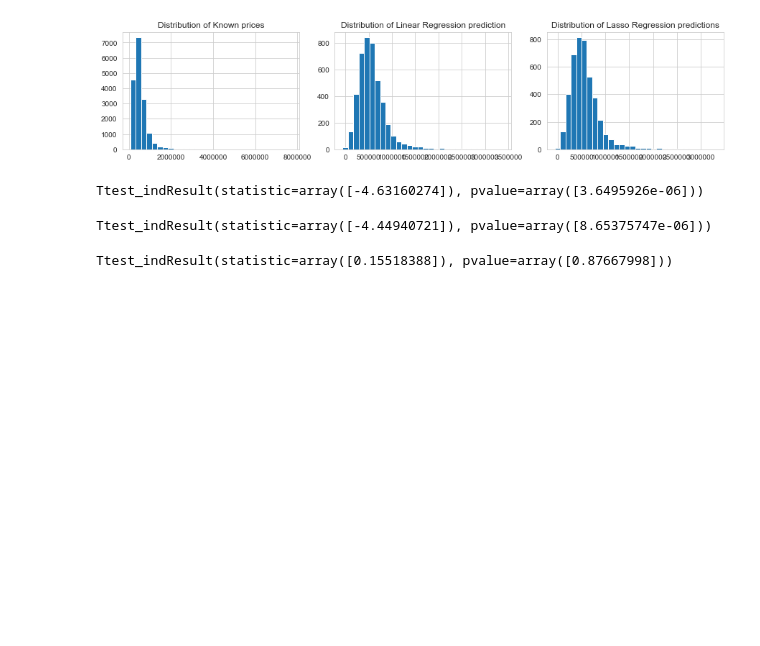
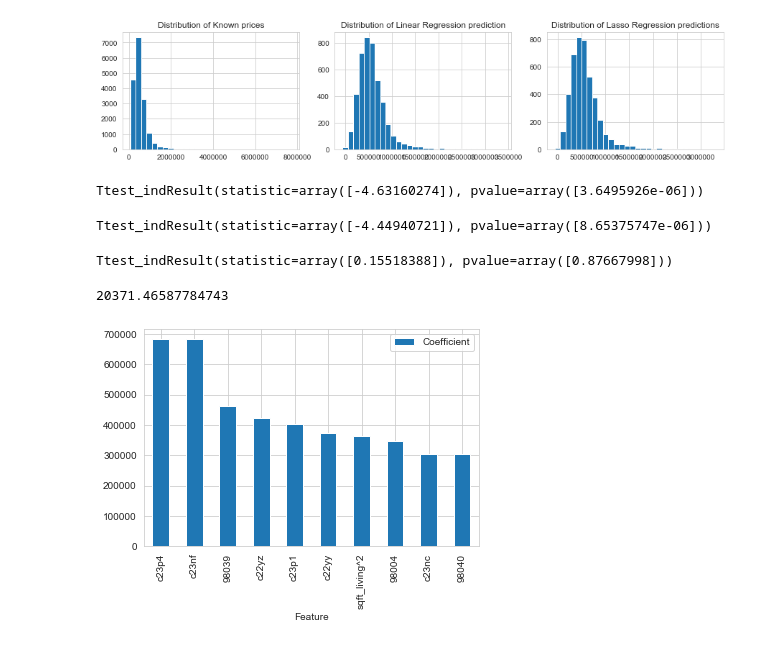
Before and after one commit to SlimHintz/King-County-Housing, a Jupyter notebook: finalModel.ipynb, the cells around one changed output. Drawn from its saved outputs; the diff is of its cells as text; code cells hidden in the pictures; blank space fills up the shorter version.

Commit message:
Added coefficient comparisons

```diff
--- a/finalModel.ipynb
+++ b/finalModel.ipynb
@@ -1132,3 +1134,18 @@ stats.ttest_ind(y_hat_lr, y_hat_lasso)
 Ttest_indResult(statistic=array([0.15518388]), pvalue=array([0.87667998]))
 # %%
 # Tests are essentially equal. I will use the lasso model.
+# %%
+# Check the RMSE between the models
+mean_squared_error(y_hat_lr, y_hat_lasso)**0.5
+# %% [output]
+20371.46587784743
+# %%
+lasso_coffecients = pd.DataFrame(list(zip(poly_zip_geo,lasso.coef_)), columns=['Feature', 'Coefficient'])
+regression_coefficients =  pd.DataFrame(list(zip(poly_zip_geo,[x for x in lr_final.coef_[0]])),
+                                             columns=['Feature', 'Coefficient']
+                                            )
+# %%
+# Lasso top 10 features
+lasso_coffecients.set_index('Feature').sort_values('Coefficient', ascending=False).iloc[:10,:].plot(kind='bar');
+# %% [output]
+[figure, added]
```
Also changed, not shown: parts of 10 cells of this notebook.
